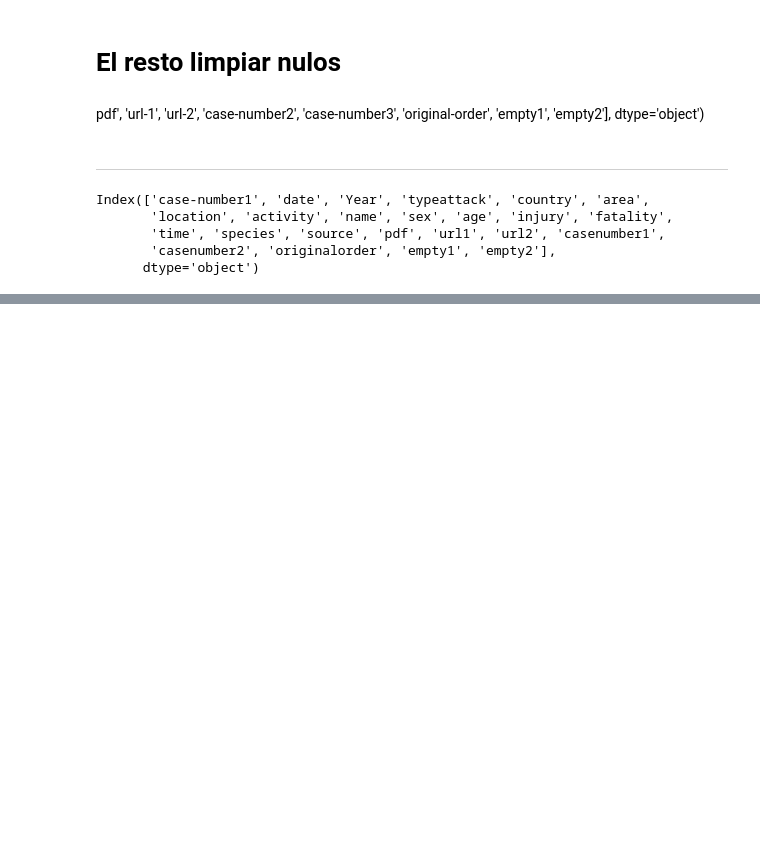
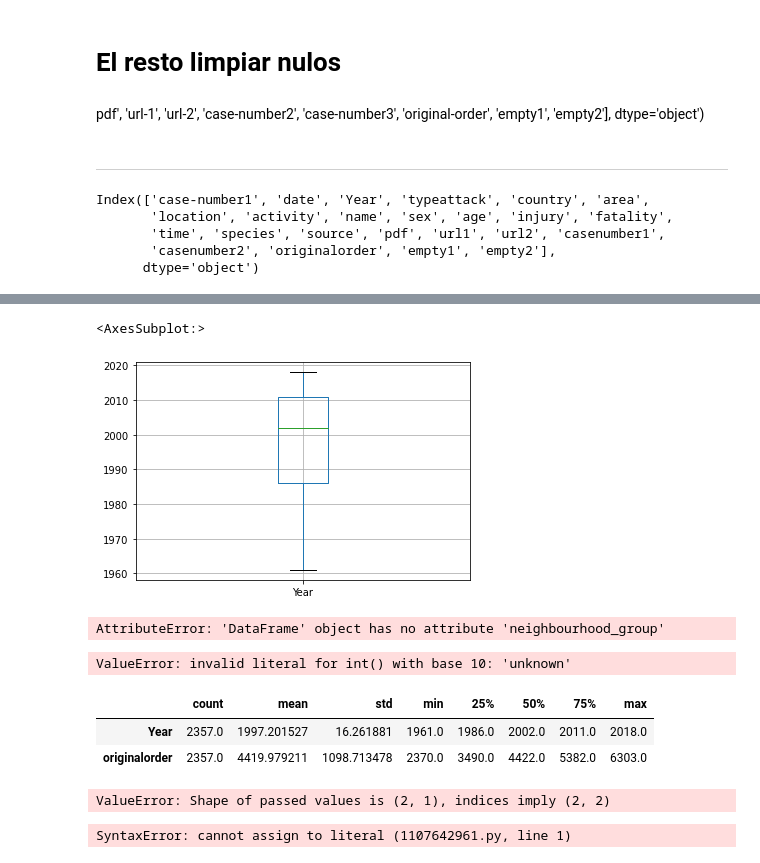
Before and after one commit to JaimeLeoz/proyecto1-sharks-, a Jupyter notebook: proyectosharks_main-1.ipynb, the cells around one changed output, grey strips where cells are left out. Saved outputs shown, nothing was run; the diff lists cells and outputs as text; code cells hidden in the pictures; blank space fills up the shorter version.

```diff
--- a/proyectosharks_main-1.ipynb
+++ b/proyectosharks_main-1.ipynb
@@ -1258,0 +1289,12 @@ df.to_excel('attacksfinal6.xlsx')
+# %%
+df.boxplot(column=['Year'])
+
+#si lo hacemos con year, parece que no hay outliers, y se encuentra en los años con mejor representación 2000 hacia arriba.
+#
+# %% [output]
+<AxesSubplot:>
+[figure, added]
+# %%
+df.neighbourhood_group.value_counts().plot.bar();
+# %% [output]
+AttributeError: 'DataFrame' object has no attribute 'neighbourhood_group'
@@ -1258,0 +1303,22 @@ df.to_excel('attacksfinal6.xlsx')
+# %%
+df["age"] = df["age"].apply(np.int64) # nada ya lo probe antes y no habia manera.
+# %% [output]
+ValueError: invalid literal for int() with base 10: 'unknown'
+# %%
+df.describe().T.head()
+# %% [output]
+|  | count | mean | std | min | 25% | 50% | 75% | max |
+| Year | 2357.0 | 1997.201527 | 16.261881 | 1961.0 | 1986.0 | 2002.0 | 2011.0 | 2018.0 |
+| originalorder | 2357.0 | 4419.979211 | 1098.713478 | 2370.0 | 3490.0 | 4422.0 | 5382.0 | 6303.0 |
+# %%
+df2 = pd.DataFrame((10, 4), columns=["Year", "age"])
+
+df2.plot.bar();
+# %% [output]
+ValueError: Shape of passed values is (2, 1), indices imply (2, 2)
+# %%
+series = index=["age", "typeattacks"], name="series"
+
+df.plot.pie(subplots=True, figsize=(8, 4));
+# %% [output]
+SyntaxError: cannot assign to literal (1107642961.py, line 1)
```
Also changed, not shown: parts of 25 cells of this notebook, 7 other files.
